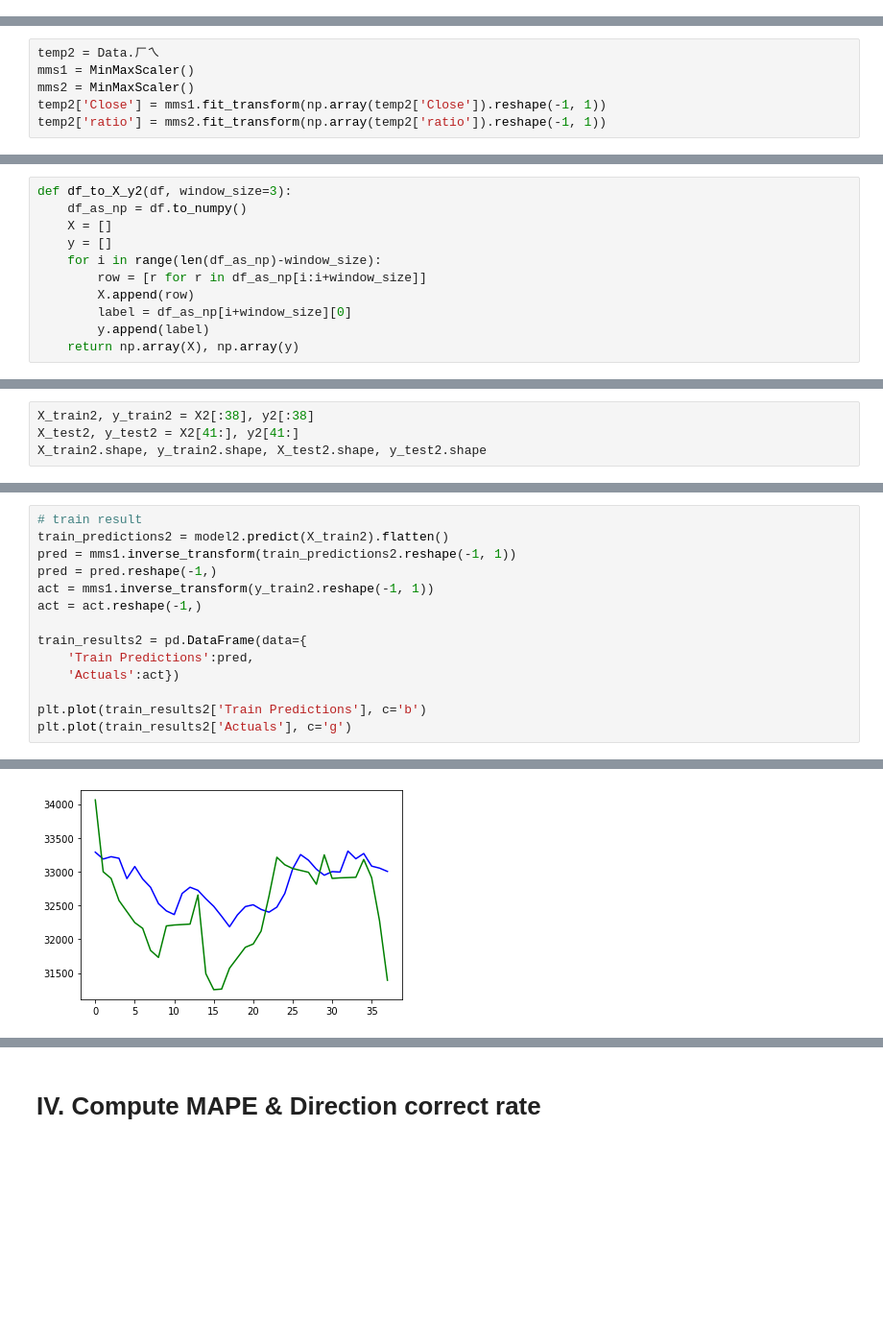
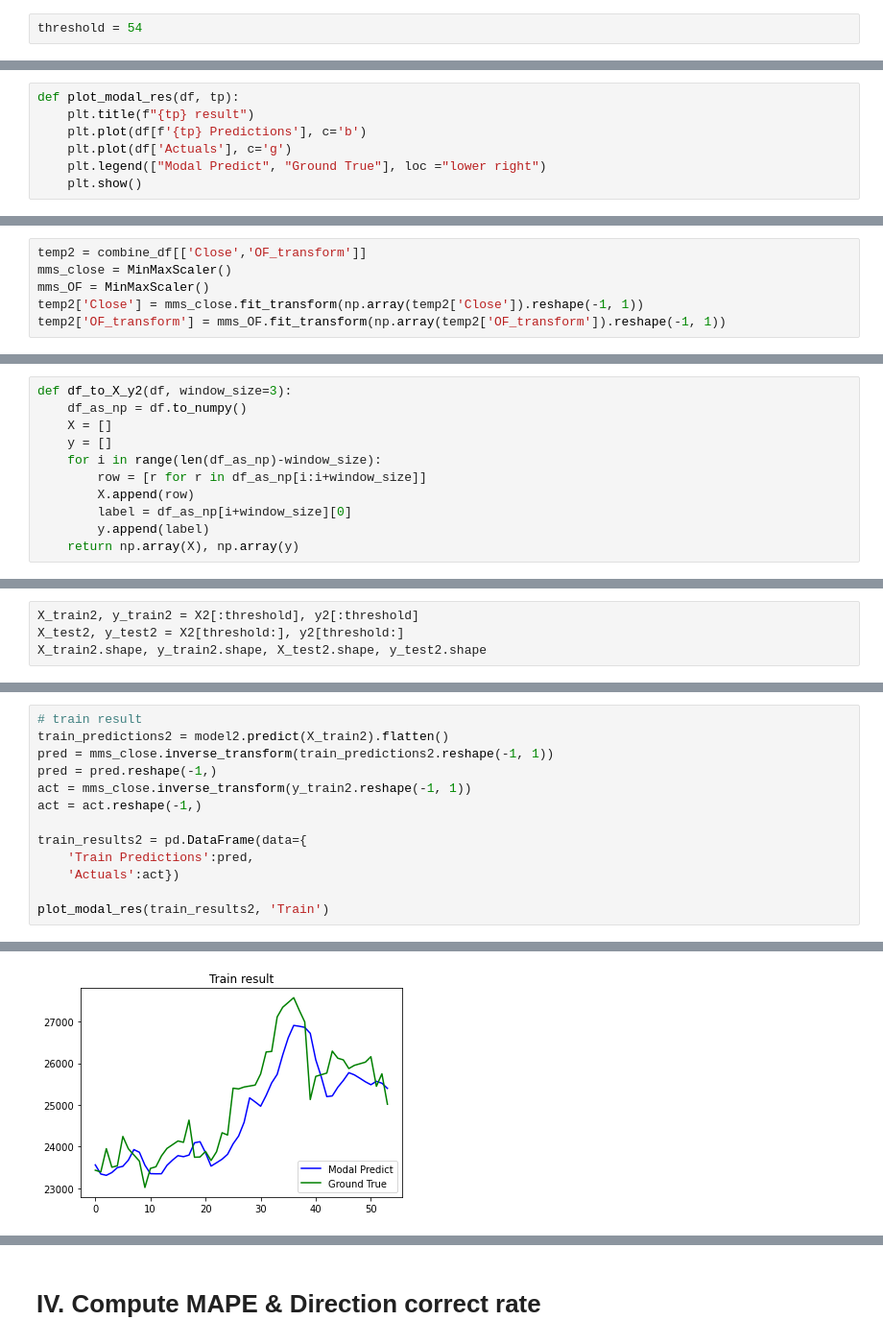
Before and after one commit to la83la/about_emotion, a Jupyter notebook: 4_OF_LSTM.ipynb, the cells around one changed output, grey strips where cells are left out. Shown at 96% size. Saved outputs shown, nothing was run; the diff lists cells and outputs as text; blank space fills up the shorter version.

```diff
--- a/4_OF_LSTM.ipynb
+++ b/4_OF_LSTM.ipynb
@@ -56,3 +79,5 @@ Time period (in this project):
+# %%
+threshold = 54
 # %% [markdown]
 Part 1 : 只提供過去三天收盤價資訊
 
@@ -157,4 +195,11 @@ Epoch 10/10
 <keras.callbacks.History at 0x...>
+# %%
+def plot_modal_res(df, tp):
+    plt.title(f"{tp} result")
+    plt.plot(df[f'{tp} Predictions'], c='b')
+    plt.plot(df['Actuals'], c='g')
+    plt.legend(["Modal Predict", "Ground True"], loc ="lower right")
+    plt.show()
 # %%
 # train result
 train_predictions = model1.predict(X_train1).flatten()
@@ -200,8 +357,8 @@ multi-variable
 
 > y[0]: [4]
 # %%
-temp2 = Data.ㄏㄟ
-mms1 = MinMaxScaler()
-mms2 = MinMaxScaler()
-temp2['Close'] = mms1.fit_transform(np.array(temp2['Close']).reshape(-1, 1))
-temp2['ratio'] = mms2.fit_transform(np.array(temp2['ratio']).reshape(-1, 1))
+temp2 = combine_df[['Close','OF_transform']]
+mms_close = MinMaxScaler()
+mms_OF = MinMaxScaler()
+temp2['Close'] = mms_close.fit_transform(np.array(temp2['Close']).reshape(-1, 1))
+temp2['OF_transform'] = mms_OF.fit_transform(np.array(temp2['OF_transform']).reshape(-1, 1))
@@ -243,5 +383,5 @@ X2.shape, y2.shape # number of data, # size of window, number of features
 # %%
-X_train2, y_train2 = X2[:38], y2[:38]
-X_test2, y_test2 = X2[41:], y2[41:]
+X_train2, y_train2 = X2[:threshold], y2[:threshold]
+X_test2, y_test2 = X2[threshold:], y2[threshold:]
 X_train2.shape, y_train2.shape, X_test2.shape, y_test2.shape
 # %% [output]
@@ -299,15 +438,14 @@ Epoch 10/10
 # %%
 # train result
 train_predictions2 = model2.predict(X_train2).flatten()
-pred = mms1.inverse_transform(train_predictions2.reshape(-1, 1))
+pred = mms_close.inverse_transform(train_predictions2.reshape(-1, 1))
 pred = pred.reshape(-1,)
-act = mms1.inverse_transform(y_train2.reshape(-1, 1))
+act = mms_close.inverse_transform(y_train2.reshape(-1, 1))
 act = act.reshape(-1,)
 
 train_results2 = pd.DataFrame(data={
     'Train Predictions':pred,
     'Actuals':act})
 
-plt.plot(train_results2['Train Predictions'], c='b')
-plt.plot(train_results2['Actuals'], c='g')
+plot_modal_res(train_results2, 'Train')
 # %% [output]
@@ -315,4 +453,4 @@ plt.plot(train_results2['Actuals'], c='g')
-[figure, old version]
+[figure, new version]
 # %%
 # Test result
 test_predictions2 = model2.predict(X_test2).flatten()
```
Also changed, not shown: parts of 45 cells of this notebook, 2 other files.
